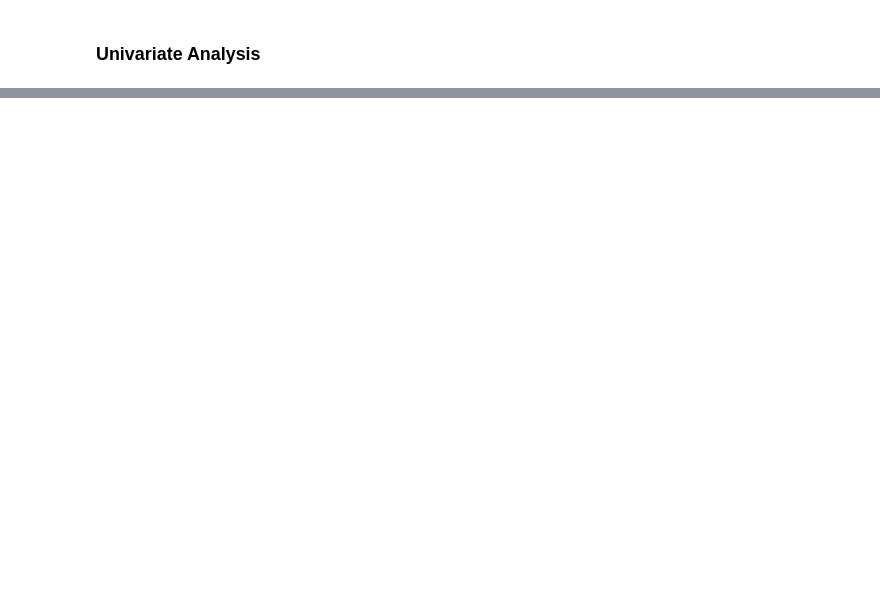
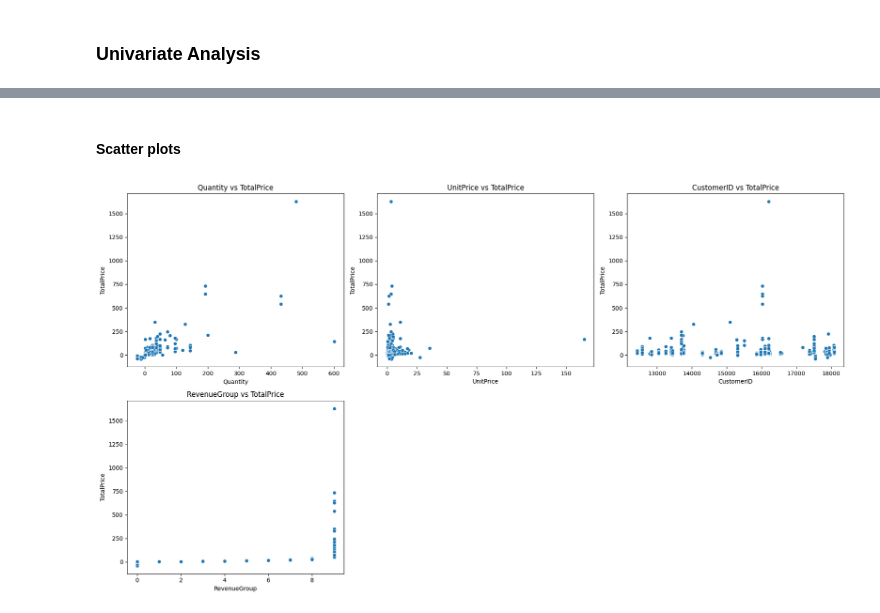
Before and after one commit to NguyenToanThang-kotaru/MachineLearningBasic_teamPJ, a Jupyter notebook: tien_lab5/1.2.3.2.ipynb, the cells around one changed output, grey strips where cells are left out. Drawn from its saved outputs; the diff is of its cells as text; code cells hidden in the pictures; blank space fills up the shorter version.

```diff
--- a/tien_lab5/1.2.3.2.ipynb
+++ b/tien_lab5/1.2.3.2.ipynb
@@ -72,0 +156,18 @@ df['TotalPrice'] = df['Quantity'] * df['UnitPrice']
+# %% [markdown]
+#### Scatter plots
+# %%
+numeric_cols = df_sample.select_dtypes(include=['int64','float64']).columns.drop('TotalPrice')
+
+n = len(numeric_cols)
+n_cols = 3
+n_rows = (n + n_cols - 1) // n_cols
+
+plt.figure(figsize=(18, 5*n_rows))
+for i, col in enumerate(numeric_cols, 1):
+    plt.subplot(n_rows, n_cols, i)
+    sns.scatterplot(x=df_sample[col], y=df_sample['TotalPrice'])
+    plt.title(f"{col} vs TotalPrice")
+plt.tight_layout()
+plt.show()
+# %% [output]
+[figure, added]
```
Also changed, not shown: parts of 21 cells of this notebook.
